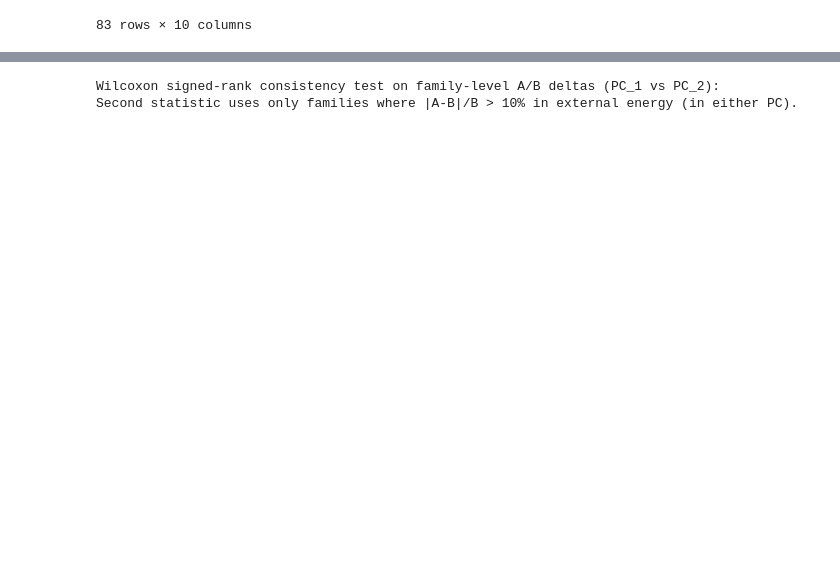
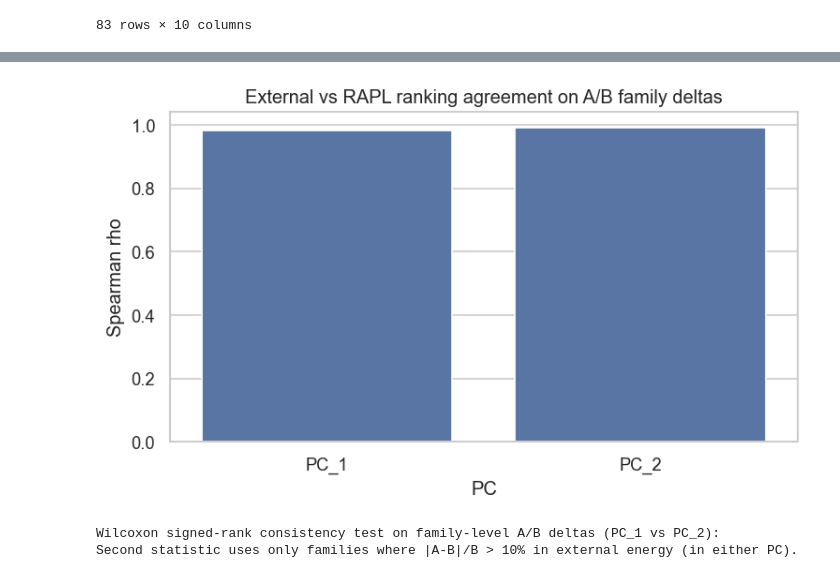
Before and after one commit to mkmason/sql-energy-optimization, a Jupyter notebook: run_analysis.ipynb, the cells around one changed output, grey strips where cells are left out. Cells and saved outputs as stored; diff of their text form; code cells hidden in the pictures; blank space fills up the shorter version.

```diff
--- a/run_analysis.ipynb
+++ b/run_analysis.ipynb
@@ -699,0 +768,80 @@ Includes filtered Spearman result for families with |A-B|/B > 10% in external en
+# %%
+# External vs RAPL on A/B family deltas: do both methods rank family-level A/B effects similarly?
+ab_ext_vs_rapl_rank_rows = []
+
+for pc_name, payload in per_pc.items():
+    mdf = payload["merged"]
+    required_cols = {"query_family", "variant", "external_energy_j", "rapl_package_j"}
+    if not required_cols.issubset(set(mdf.columns)):
+        continue
+
+    subset = mdf[
+        mdf["variant"].isin(["QUERYA", "QUERYB"]) &
+        mdf["query_family"].notna()
+    ].copy()
+
+    # Family-level A/B deltas for each measurement source
+    ext_fam = subset.groupby(["query_family", "variant"])["external_energy_j"].median().unstack()
+    rapl_fam = subset.groupby(["query_family", "variant"])["rapl_package_j"].median().unstack()
+
+    if not {"QUERYA", "QUERYB"}.issubset(ext_fam.columns) or not {"QUERYA", "QUERYB"}.issubset(rapl_fam.columns):
+        continue
+
+    ext_fam = ext_fam.dropna(subset=["QUERYA", "QUERYB"]).copy()
+    rapl_fam = rapl_fam.dropna(subset=["QUERYA", "QUERYB"]).copy()
+
+    ext_fam["external_delta_A_minus_B"] = ext_fam["QUERYA"] - ext_fam["QUERYB"]
+    rapl_fam["rapl_delta_A_minus_B"] = rapl_fam["QUERYA"] - rapl_fam["QUERYB"]
+
+    joined = ext_fam[["external_delta_A_minus_B"]].join(
+        rapl_fam[["rapl_delta_A_minus_B"]],
+        how="inner"
+    ).dropna()
+
+    n_fam = int(len(joined))
+    if n_fam >= 3:
+        rho, p = spearmanr(joined["external_delta_A_minus_B"], joined["rapl_delta_A_minus_B"])
+        note = "ok"
+        same_signal = bool((rho > 0) and (p < 0.05))
+        rho_val = float(rho)
+        p_val = float(p)
+    else:
+        rho_val = np.nan
+        p_val = np.nan
+        same_signal = False
+        note = "insufficient_families"
+
+    # Median signed offset of A/B deltas across families
+    median_delta_offset_j = float(np.median(
+        joined["external_delta_A_minus_B"] - joined["rapl_delta_A_minus_B"]
+    )) if n_fam > 0 else np.nan
+
+    ab_ext_vs_rapl_rank_rows.append({
+        "pc": pc_name,
+        "n_query_families": n_fam,
+        "spearman_rho": rho_val,
+        "p_value": p_val,
+        "same_ranking_signal": same_signal,
+        "median_external_minus_rapl_delta_j": median_delta_offset_j,
+        "note": note,
+    })
+
+ab_ext_vs_rapl_rank_df = pd.DataFrame(ab_ext_vs_rapl_rank_rows)
+
+if ab_ext_vs_rapl_rank_df.empty:
+    print("Not enough overlap to run external-vs-RAPL A/B-delta rank tests.")
+else:
+    print("External vs RAPL rank agreement on family-level A/B deltas (QUERYA - QUERYB), by PC:")
+    display(ab_ext_vs_rapl_rank_df.sort_values("pc"))
+
+    plot_df = ab_ext_vs_rapl_rank_df.dropna(subset=["spearman_rho"]).copy()
+    if not plot_df.empty:
+        plt.figure(figsize=(6.5, 4))
+        sns.barplot(data=plot_df, x="pc", y="spearman_rho", color="#4C72B0")
+        plt.axhline(0, color="black", linewidth=1)
+        plt.ylabel("Spearman rho")
+        plt.xlabel("PC")
+        plt.title("External vs RAPL ranking agreement on A/B family deltas")
+        plt.tight_layout()
+        plt.show()
+# %% [output]
@@ -700,3 +852,4 @@ Includes filtered Spearman result for families with |A-B|/B > 10% in external en
+[figure, added]
 # %%
 from scipy.stats import wilcoxon
 
```
Also changed, not shown: parts of 5 cells of this notebook.
